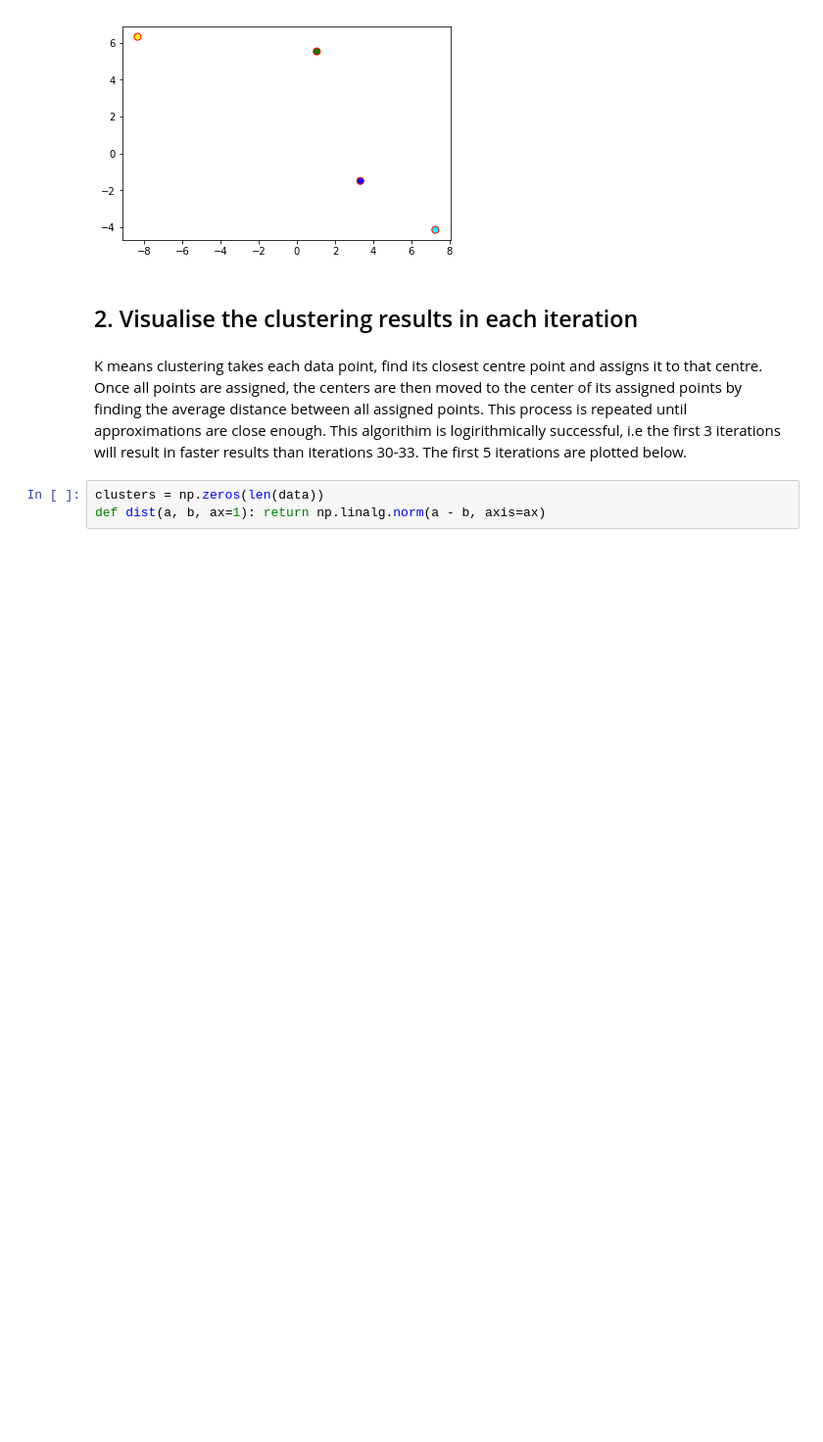
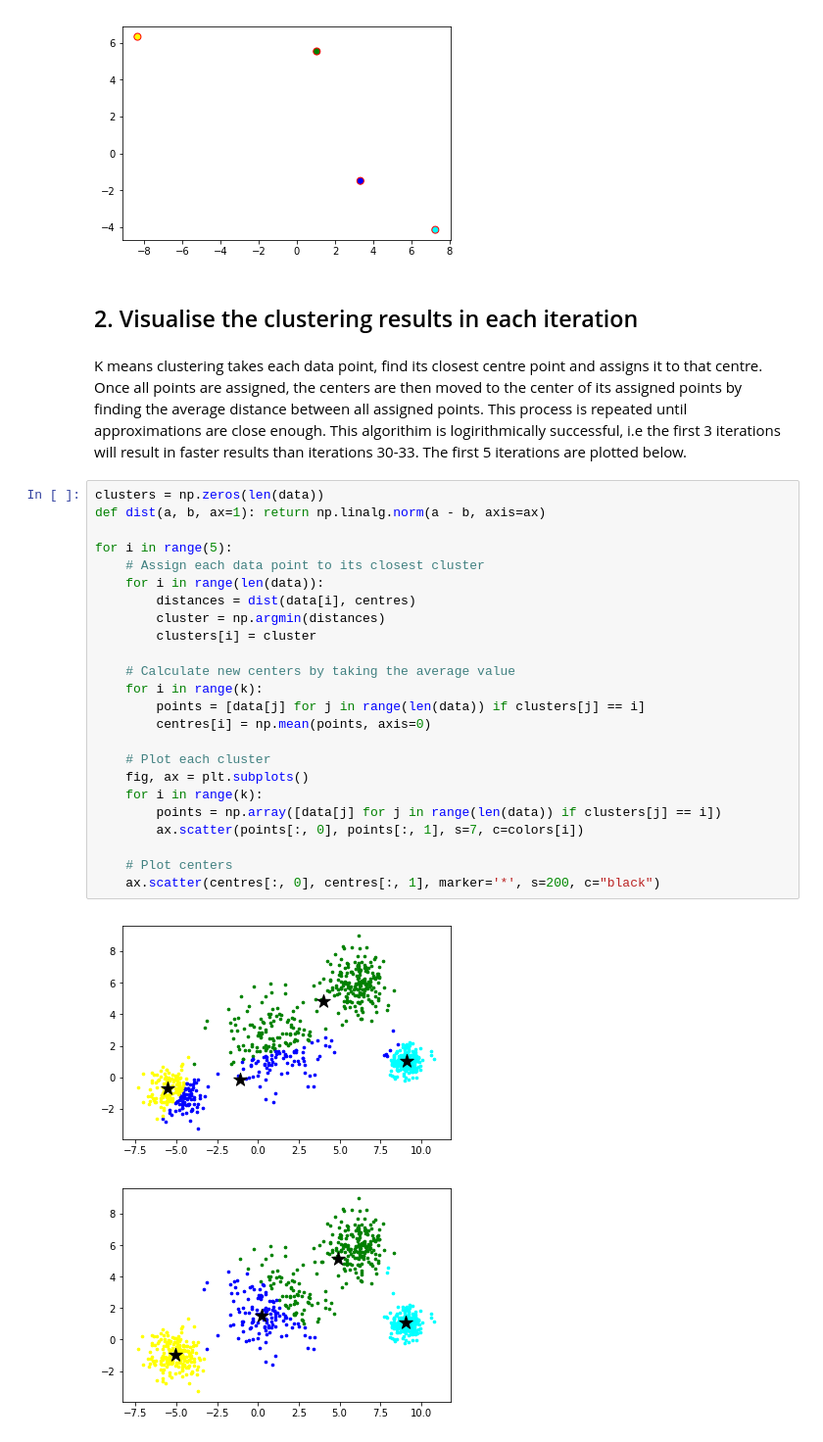
Before and after one commit to mqharrison/COMP257, a Jupyter notebook: Portfolio 3.ipynb, the cells around one changed output. Shown: that part at 98% size. Saved outputs shown, nothing was run; the diff lists cells and outputs as text; blank space fills up the shorter version.

```diff
--- a/Portfolio 3.ipynb
+++ b/Portfolio 3.ipynb
@@ -44,6 +44,30 @@ plt.show()
 ## 2. Visualise the clustering results in each iteration
 # %% [markdown]
 K means clustering takes each data point, find its closest centre point and assigns it to that centre. Once all points are assigned, the centers are then moved to the center of its assigned points by finding the average distance between all assigned points. This process is repeated until approximations are close enough. This algorithim is logirithmically successful, i.e the first 3 iterations will result in faster results than iterations 30-33. The first 5 iterations are plotted below.
-# %%
-clusters = np.zeros(len(data))
-def dist(a, b, ax=1): return np.linalg.norm(a - b, axis=ax)
+# %%
+clusters = np.zeros(len(data))
+def dist(a, b, ax=1): return np.linalg.norm(a - b, axis=ax)
+
+for i in range(5):
+    # Assign each data point to its closest cluster
+    for i in range(len(data)):
+        distances = dist(data[i], centres)
+        cluster = np.argmin(distances)
+        clusters[i] = cluster
+
+    # Calculate new centers by taking the average value
+    for i in range(k):
+        points = [data[j] for j in range(len(data)) if clusters[j] == i]
+        centres[i] = np.mean(points, axis=0)
+
+    # Plot each cluster
+    fig, ax = plt.subplots()
+    for i in range(k):
+        points = np.array([data[j] for j in range(len(data)) if clusters[j] == i])
+        ax.scatter(points[:, 0], points[:, 1], s=7, c=colors[i])
+
+    # Plot centers
+    ax.scatter(centres[:, 0], centres[:, 1], marker='*', s=200, c="black")
+# %% [output]
+[figure, added]
+[figure, added]
```
Also changed, not shown: parts of 1 cell of this notebook.
